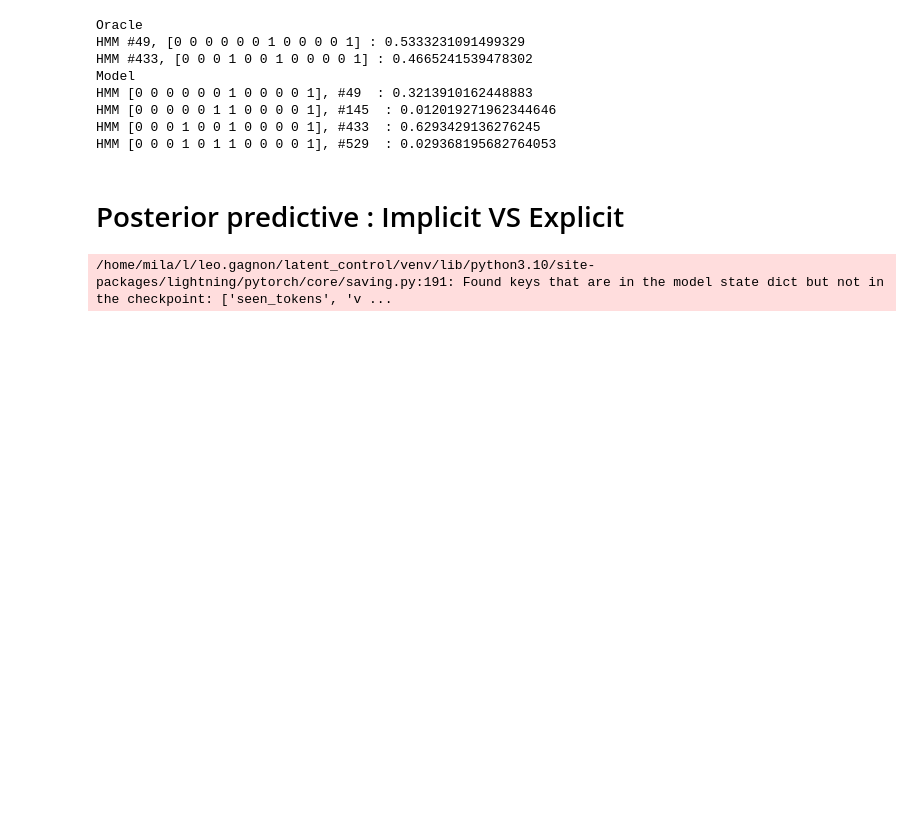
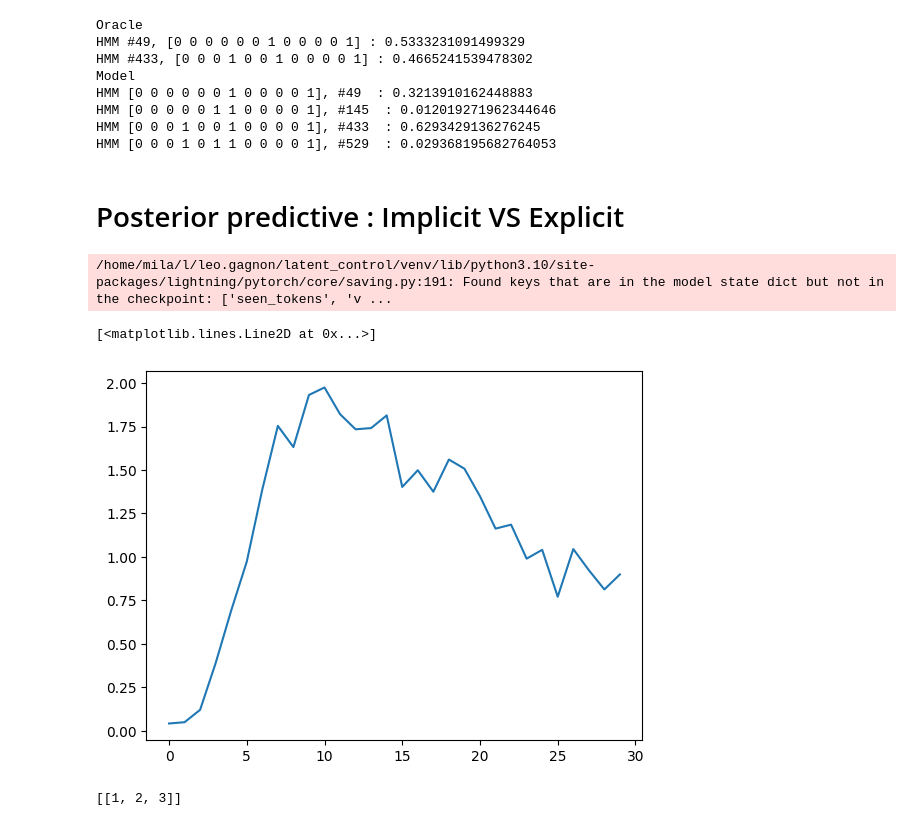
Before and after one commit to leogagnon/latent_control, a Jupyter notebook: notebooks/diffusion.ipynb, the cells around one changed output. Drawn from its saved outputs; the diff is of its cells as text; code cells hidden in the pictures; blank space fills up the shorter version.

```diff
--- a/notebooks/diffusion.ipynb
+++ b/notebooks/diffusion.ipynb
@@ -155 +161,12 @@ implicit_task = MetaLearningTask.load_from_checkpoint(
+# %%
+pp_dict = implicit_task.evaluate_pp(samples=100, n_steps=30)
+# %%
+plt.plot(pp_dict['BackwardKL'].mean(0))
+# %% [output]
+[<matplotlib.lines.Line2D at 0x...>]
+[figure, added]
+# %%
+jnp.array([[1,2,3]]).tolist()
+# %% [output]
+[[1, 2, 3]]
 # %%
```
Also changed, not shown: parts of 34 cells of this notebook, 4 other files.
